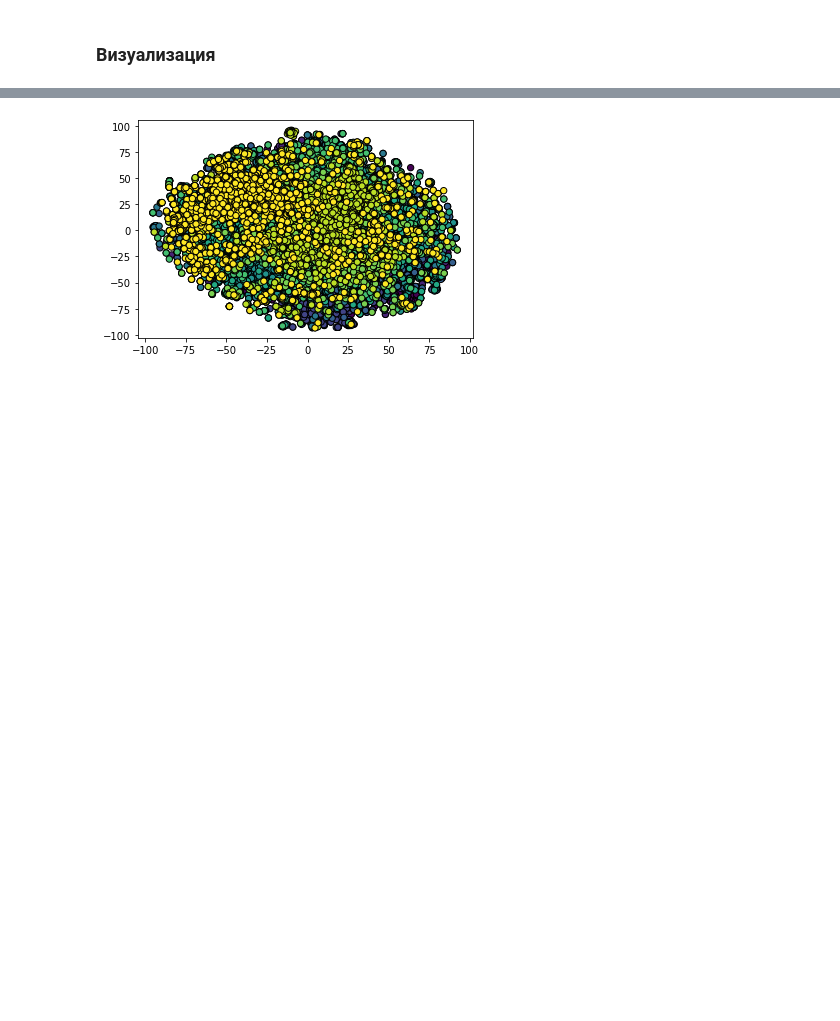
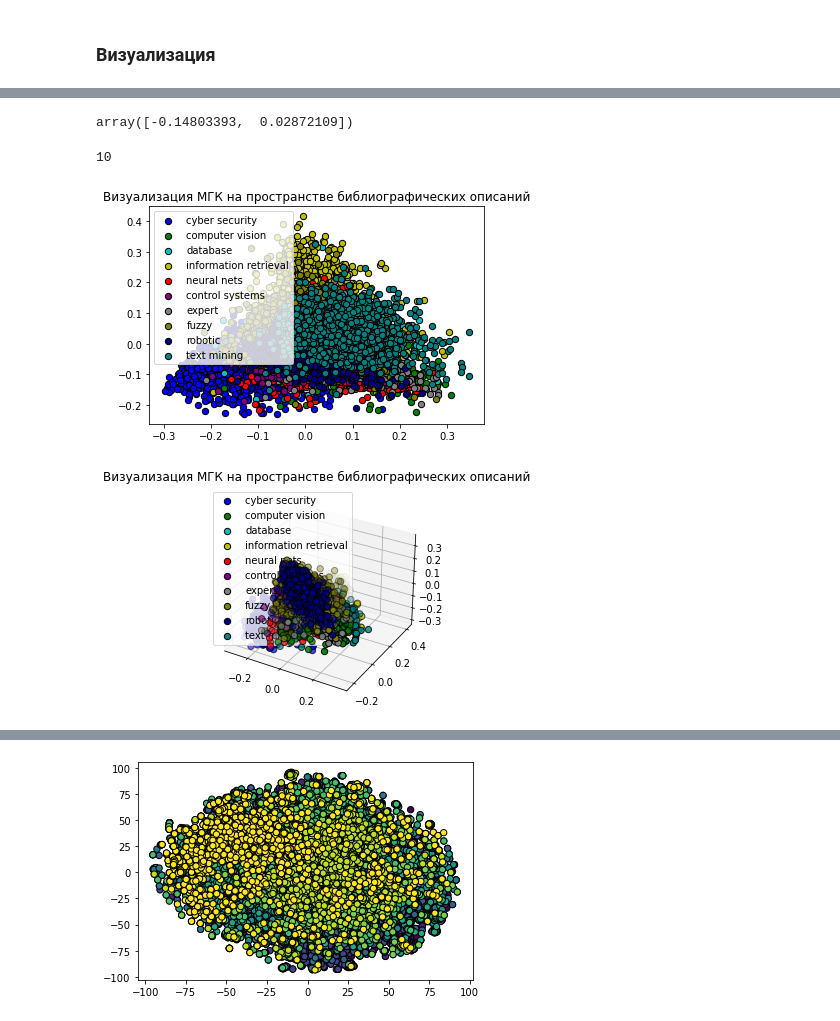
Before and after one commit to KozlovIA/Comparison-of-classification-quality-from-NLP-space, a Jupyter notebook: main.ipynb, the cells around one changed output, grey strips where cells are left out. Drawn from its saved outputs; the diff is of its cells as text; code cells hidden in the pictures; blank space fills up the shorter version.

```diff
--- a/main.ipynb
+++ b/main.ipynb
@@ -264,0 +274,47 @@ _pcaRes = cls.pca(tf_idf10, num_labels10, title='Визуализация МГК
+# %%
+_pcaRes[0][[1, -1],0]
+# %% [output]
+array([-0.14803393,  0.02872109])
+# %%
+colors = ['r', 'g', 'c', 'y', 'k', 'purple', 'gray', 'olive', 'navy', 'teal']
+len(colors)
+# %% [output]
+10
+# %%
+colors = ['b', 'g', 'c', 'y', 'r', 'purple', 'gray', 'olive', 'navy', 'teal']
+legend_elements = []
+for i in list(set(num_labels10)):
+    indexes = np.where(np.array(num_labels10)==i)[0]
+
+    s = plt.scatter(_pcaRes[0][indexes,0], _pcaRes[0][indexes,1], c=colors[i], edgecolor="k", s=40)
+
+# plt.title(title)
+# Список легенды
+    legend_elements.append(s)
+
+# Добавление легенды
+plt.legend(handles=legend_elements, labels=set(labels10), loc='upper left')
+plt.title('Визуализация МГК на пространстве библиографических описаний')
+plt.show()
+
+fig = plt.figure()
+ax = fig.add_subplot(projection='3d')
+
+colors = ['b', 'g', 'c', 'y', 'r', 'purple', 'gray', 'olive', 'navy', 'teal']
+legend_elements = []
+for i in list(set(num_labels10)):
+    indexes = np.where(np.array(num_labels10)==i)[0]
+
+    s = ax.scatter(_pcaRes[1][indexes,0], _pcaRes[1][indexes,1], _pcaRes[1][indexes,2], c=colors[i], edgecolor="k", s=40)
+    legend_elements.append(s)
+plt.title('Визуализация МГК на пространстве библиографических описаний')
+# Список легенды
+
+# Добавление легенды
+plt.legend(handles=legend_elements, labels=set(labels10), loc='upper left')
+
+# plt.legend(handles=num_labels10, labels=labels10)
+plt.show()
+# %% [output]
+[figure, added]
+[figure, added]
```
Also changed, not shown: parts of 5 cells of this notebook, 16 other files.
